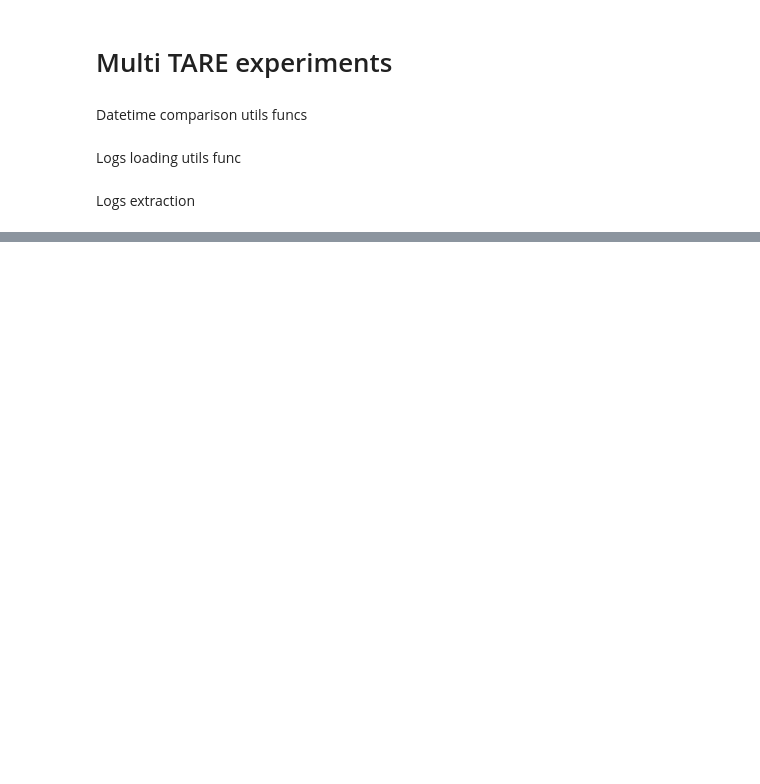
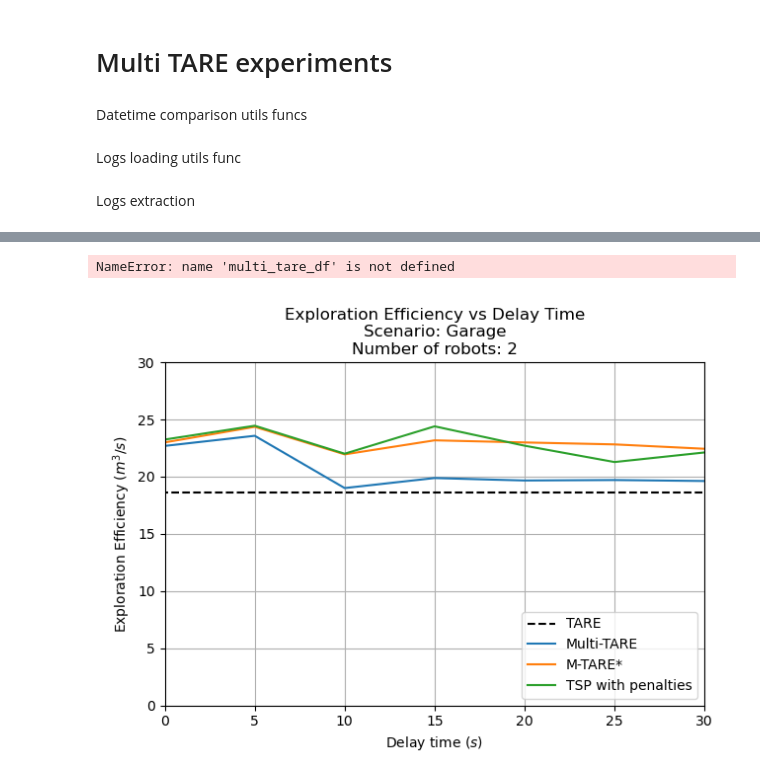
Before and after one commit to DW-Master-Thesis/Multi-TARE-Experiments, a Jupyter notebook: notebooks/parse_logs.ipynb, the cells around one changed output, grey strips where cells are left out. Cells and saved outputs as stored; diff of their text form; code cells hidden in the pictures; blank space fills up the shorter version.

```diff
--- a/notebooks/parse_logs.ipynb
+++ b/notebooks/parse_logs.ipynb
@@ -29,9 +16,9 @@ DATAFIELDS = ["scenario", "delay_time", "num_robots", "robot_id", "time", "volum
 DELAY_TIME_LOG_PATTERN = r"delayInSeconds:\s+(\d+)"
 NUM_ROBOTS_LOG_PATTERN = r"Number of robots:\s+(\d+)"
 EXPLORED_VOLUME_LOG_PATTERN = r"\[Global\] (\d+\.\d+): (\d+\.\d+)"
+EXPLORED_VOLUME_TARE_LOG_PATTERN = r"\[Robot 0\] (\d+\.\d+): (\d+\.\d+)"
 EXPLORATION_COMPLETED_LOG_PATTERN = r"Exploration completed, returning home"
 EXPLORATION_RESTARTED_LOG_PATTERN = r"Restarting exploration"
-WINDOW_SIZE = 100
 # %% [markdown]
 Datetime comparison utils funcs
 # %%
@@ -337,0 +182,5 @@ plt.show()
+# %%
+# TARE_START = str_to_datetime("2024_05_29_13_50_00")
+# TARE_END = str_to_datetime("2024_05_29_15_00_00")
+tare_df = load_logs_df("../logs_TARE-indoor/")
+tare_df_garage = load_logs_df("../logs_TARE/")
@@ -337,0 +200,16 @@ plt.show()
+# %%
+# LOCAL PLANNING REVERTED
+# MULTI_TARE_START = str_to_datetime("2024_06_13_18_40_00")
+# MULTI_TARE_END = str_to_datetime("2024_06_14_05_20_00")
+# TSP_WITH_COST_START = str_to_datetime("2024_06_14_10_00_00")
+# TSP_WITH_COST_END = str_to_datetime("2024_06_14_20_55_00")
+# VRP_START = str_to_datetime("2024_06_14_16_55_00")
+# VRP_END = str_to_datetime("2024_06_14_22_10_00")
+
+multi_tare_df_indoor = load_logs_df("../logs_Mutli-TARE-indoor/")
+tsp_with_cost_df_indoor = load_logs_df("../logs_TSP-with-rewards-indoor")
+vrp_df_indoor = load_logs_df("../logs_VRP-indoor/")
+
+multi_tare_df_garage = load_logs_df("../logs_Mutli-TARE/")
+tsp_with_cost_df_garage = load_logs_df("../logs_TSP-with-rewards")
+vrp_df_garage = load_logs_df("../logs_VRP/")
@@ -337,0 +306,28 @@ plt.show()
+# %%
+plot_exploration_over_time(multi_tare_df)
+# %% [output]
+NameError: name 'multi_tare_df' is not defined
+# %%
+%matplotlib widget
+
+# plot_exploration_efficiency(tare_df, 1, "TARE (indoor)", '--')
+plot_exploration_efficiency(tare_df_garage, 1, "TARE", '--')
+
+plot_exploration_efficiency(multi_tare_df_garage, 2, "Multi-TARE", '-', 'tab:blue', False)
+plot_exploration_efficiency(vrp_df_garage, 2, "M-TARE*", '-', 'tab:orange', False)
+plot_exploration_efficiency(tsp_with_cost_df_garage, 2, "TSP with penalties", '-', 'tab:green', False)
+
+plt.xlabel("Delay time ($s$)")
+plt.ylabel("Exploration Efficiency ($m^3/s$)")
+plt.title("Exploration Efficiency vs Delay Time\nScenario: Garage\nNumber of robots: 2")
+# plt.title("Exploration Efficiency vs Delay Time\nNumber of robots: 2")
+plt.ylim([0,30])
+plt.xlim([0,30])
+plt.grid()
+plt.legend(loc='lower right')
+
+plt.tight_layout()
+plt.show()
+# plt.savefig("garage_ylim.png")
+# %% [output]
+[figure, added]
```
Also changed, not shown: parts of 28 cells of this notebook, 1 other file.
